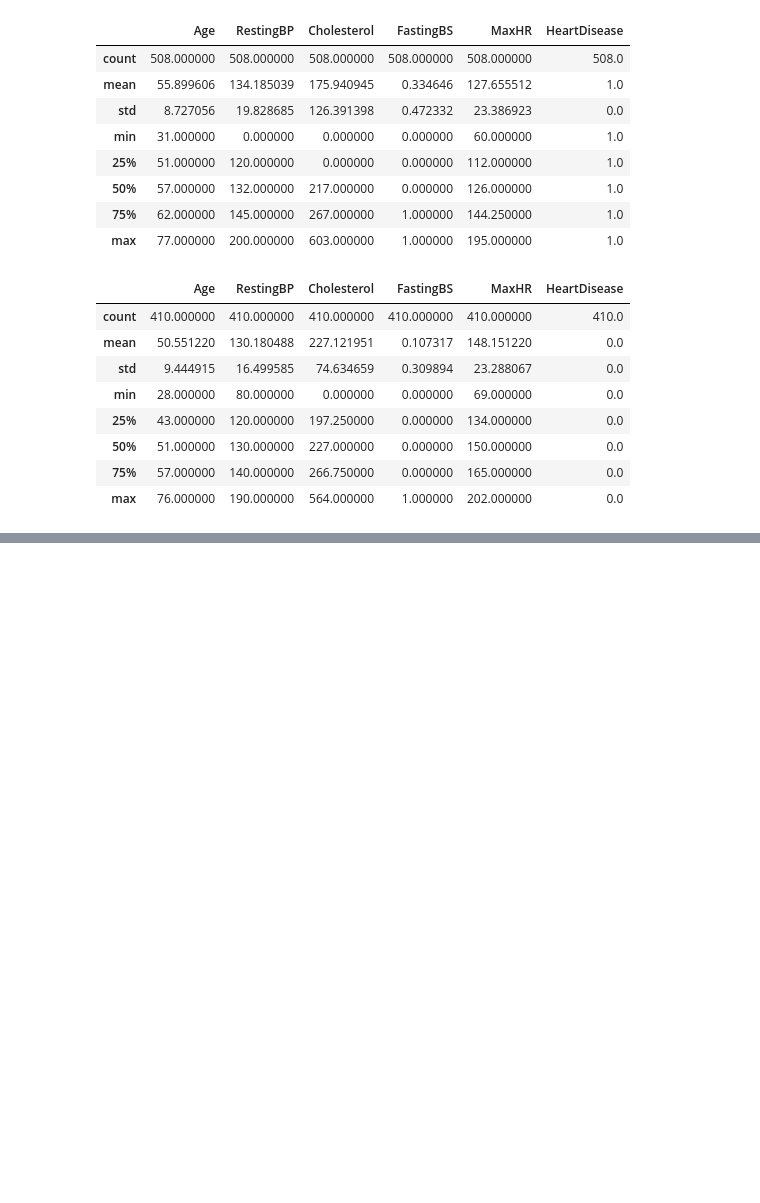
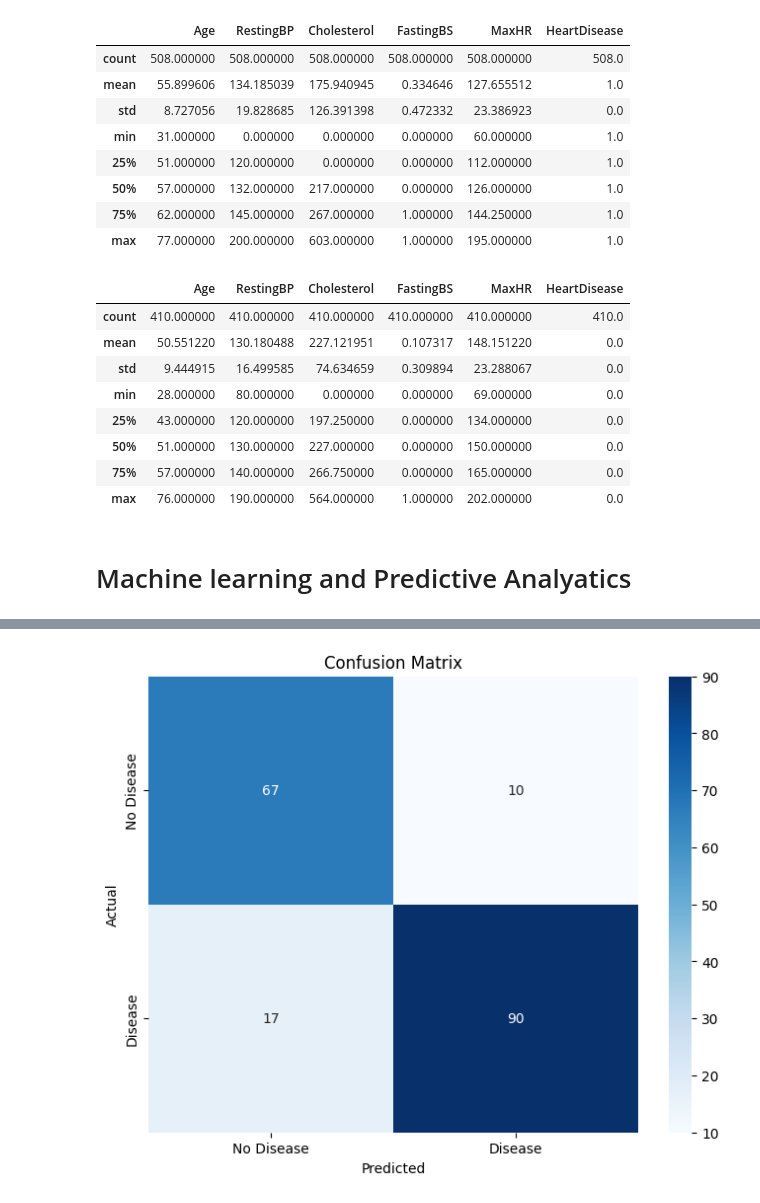
Before and after one commit to Habtom1999/Data-Analytics-Capstone, a Jupyter notebook: Data Preparation.ipynb, the cells around one changed output, grey strips where cells are left out. Cells and saved outputs as stored; diff of their text form; code cells hidden in the pictures; blank space fills up the shorter version.

Commit message:
Model building

```diff
--- a/Data Preparation.ipynb
+++ b/Data Preparation.ipynb
@@ -768,3 +888,70 @@ Negative.describe()
 | 50% | 51.000000 | 130.000000 | 227.000000 | 0.000000 | 150.000000 | 0.0 |
 | 75% | 57.000000 | 140.000000 | 266.750000 | 0.000000 | 165.000000 | 0.0 |
 | max | 76.000000 | 190.000000 | 564.000000 | 1.000000 | 202.000000 | 0.0 |
+# %% [markdown]
+# Machine learning and Predictive Analyatics
+# %%
+# Import necessary libraries
+import pandas as pd
+from sklearn.model_selection import train_test_split
+from sklearn.preprocessing import StandardScaler
+from sklearn.linear_model import LogisticRegression
+from sklearn.metrics import accuracy_score, classification_report, confusion_matrix
+import seaborn as sns
+import matplotlib.pyplot as plt
+
+# Load the dataset
+# Replace 'heart_failure_data.csv' with your actual file path
+data_frame = pd.read_csv(r'C:\Capstone Project\Module 1\Data-Analytics-Capstone\Data\Clean Data.csv')
+
+# Display the first few rows of the dataset
+print("First few rows of the dataset:")
+print(df.head())
+
+# Step 1: Preprocessing
+# Separate features (X) and target (y)
+X = df.drop("HeartDisease", axis=1)  # Drop the target column
+y = df["HeartDisease"]  # Target column
+
+# Handle categorical variables (convert to numerical format)
+X = pd.get_dummies(X, drop_first=True)
+
+# Standardize numerical features
+scaler = StandardScaler()
+X_scaled = scaler.fit_transform(X)
+
+# Step 2: Train-Test Split
+X_train, X_test, y_train, y_test = train_test_split(X_scaled, y, test_size=0.2, random_state=42)
+
+# Step 3: Logistic Regression Model
+model = LogisticRegression(random_state=42)
+model.fit(X_train, y_train)
+
+# Step 4: Predictions
+y_pred = model.predict(X_test)
+
+# Step 5: Evaluation
+# Accuracy
+accuracy = accuracy_score(y_test, y_pred)
+print(f"Accuracy of Logistic Regression Model: {accuracy:.2f}")
+
+# Classification Report
+print("\nClassification Report:")
+print(classification_report(y_test, y_pred))
+
+# Confusion Matrix
+cm = confusion_matrix(y_test, y_pred)
+sns.heatmap(cm, annot=True, fmt="d", cmap="Blues", xticklabels=["No Disease", "Disease"], yticklabels=["No Disease", "Disease"])
+plt.title("Confusion Matrix")
+plt.xlabel("Predicted")
+plt.ylabel("Actual")
+plt.show()
+
+# Step 6: Coefficients of the Logistic Regression Model
+coefficients = pd.DataFrame(
+    {"Feature": X.columns, "Coefficient": model.coef_[0]}
+).sort_values(by="Coefficient", ascending=False)
+
+print("\nFeature Importance (Coefficients):")
+print(coefficients)
+# %% [output]
@@ -770,0 +975 @@ Negative.describe()
+[figure, added]
```
Also changed, not shown: parts of 13 cells of this notebook, 1 other file.
